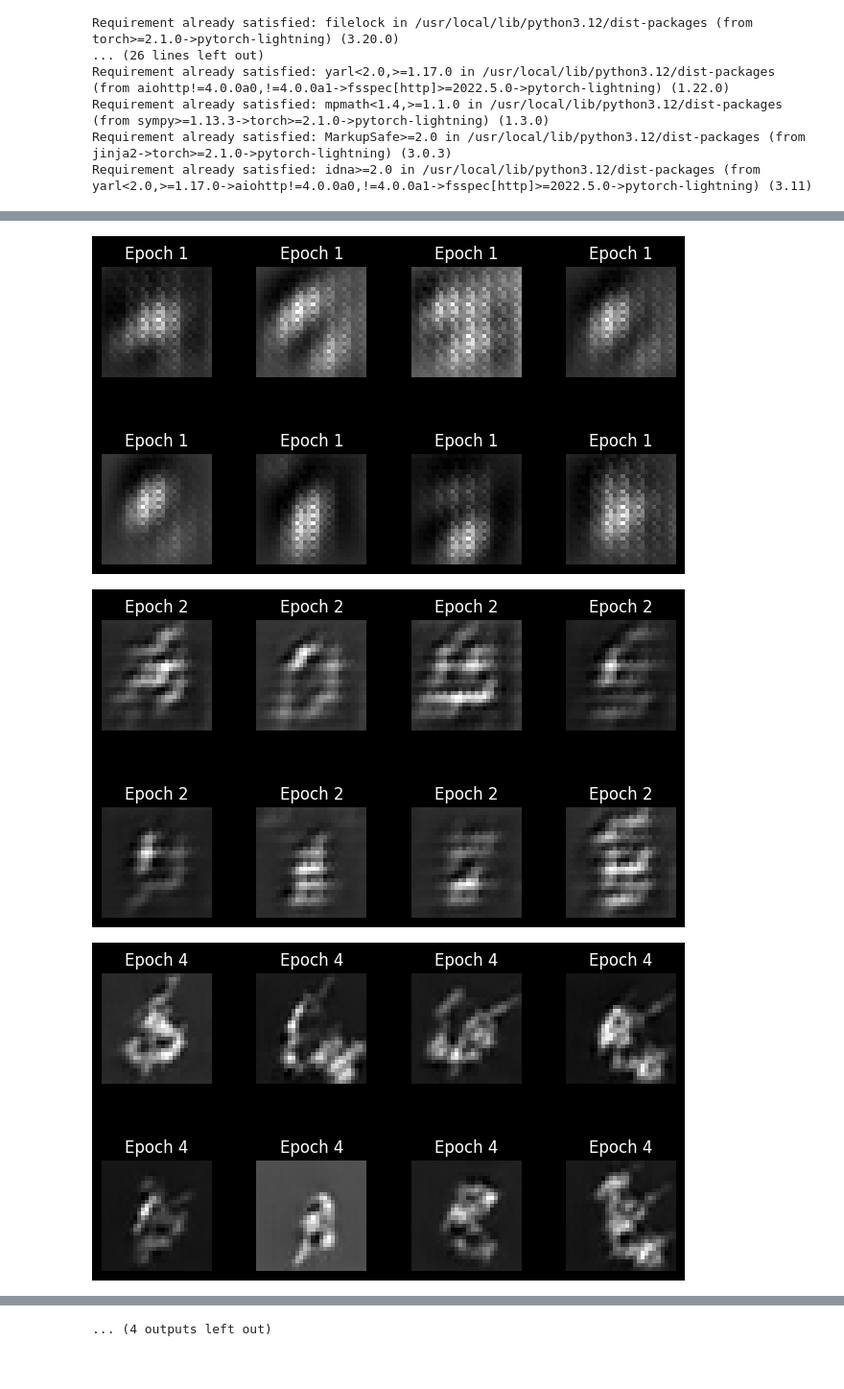
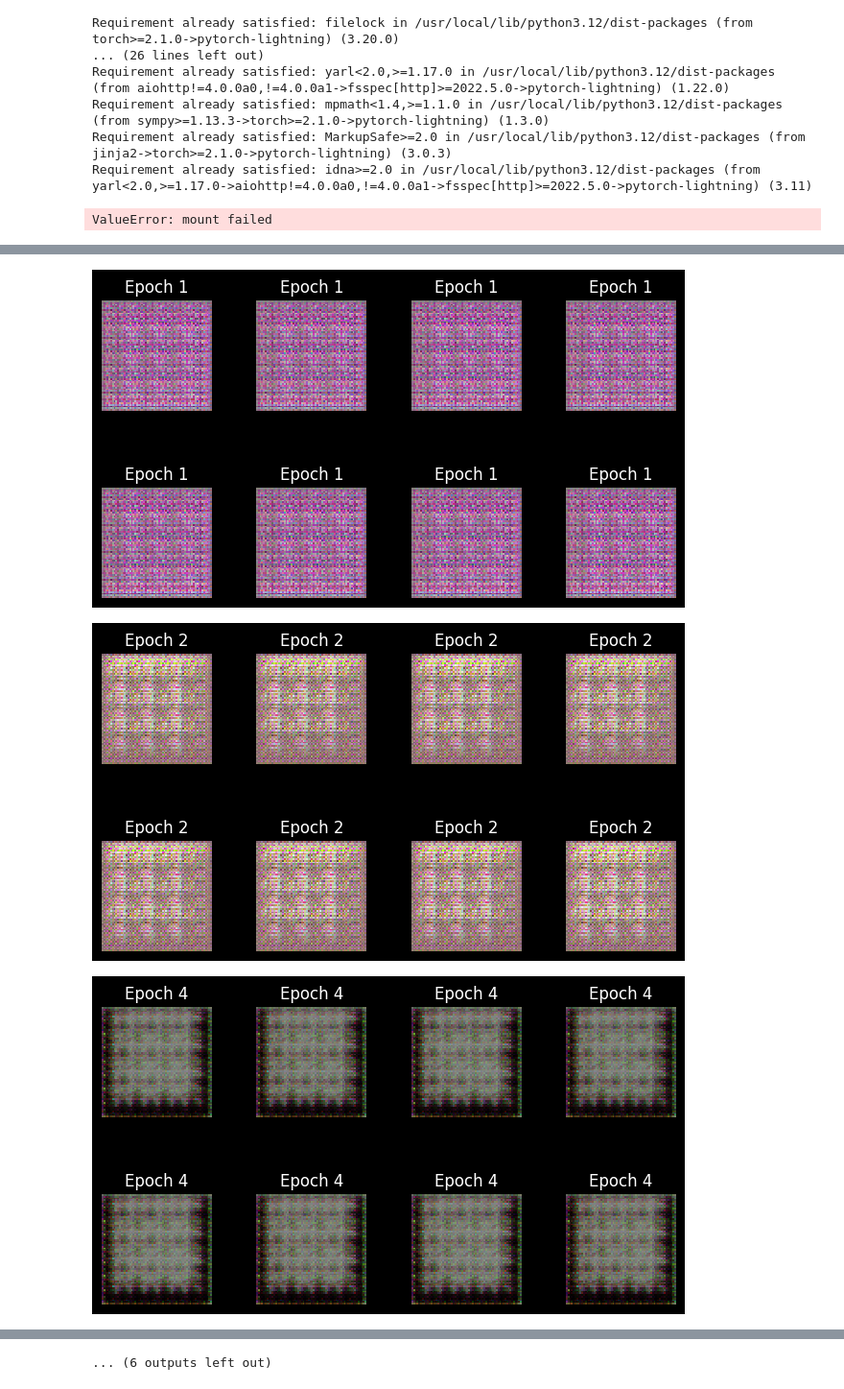
Before and after one commit to TheBoyRoy05/ImageGen, a Jupyter notebook: GAN/GAN_pytorch.ipynb, the cells around one changed output, grey strips where cells are left out. Shown at 96% size. Saved outputs shown, nothing was run; the diff lists cells and outputs as text; code cells hidden in the pictures.

Commit message:
Flower102 GAN

```diff
--- a/GAN/GAN_pytorch.ipynb
+++ b/GAN/GAN_pytorch.ipynb
@@ -175,16 +236,17 @@ class Generator(nn.Module):
 # %%
 class GAN(pl.LightningModule):
-    def __init__(self, latent_dim=100, lr=0.0002):
+    def __init__(self, latent_dim=100, channels=1, image_size=28, lr=0.0002):
         super().__init__()
         self.save_hyperparameters()
 
         # Required for multiple optimizers
         self.automatic_optimization = False
 
-        self.generator = Generator(latent_dim=self.hparams.latent_dim)
-        self.discriminator = Discriminator()
+        self.generator = Generator(latent_dim=latent_dim, channels=channels, image_size=image_size)
+        self.discriminator = Discriminator(channels=channels, image_size=image_size)
 
         self.validation_z = torch.randn(8, self.hparams.latent_dim)
+        self.total_epochs_trained = 0
 
     def forward(self, z):
         return self.generator(z)
@@ -238,27 +300,43 @@ class GAN(pl.LightningModule):
         return [opt_g, opt_d], []
 
     def on_train_epoch_end(self):
-        e = self.current_epoch
+        e = self.total_epochs_trained
         is_power_of_2 = (e > 0 and (e & (e - 1)) == 0)
-        show = is_power_of_2 or e == 0 or e == self.trainer.max_epochs - 1
+        show = (e < 200 and is_power_of_2) or e % 200 == 0
         self.plot_imgs(show=show)
+        self.total_epochs_trained += 1
 
-    def plot_imgs(self, show=False):
+    def plot_imgs(self, show=True):
         if not show:
             return
 
         z = self.validation_z.type_as(self.generator.lin1.weight)
         sample_imgs = self(z).cpu()
 
+        # Denormalize from [-1, 1] to [0, 1] for display
+        sample_imgs = (sample_imgs + 1) / 2.0
+        sample_imgs = torch.clamp(sample_imgs, 0, 1)
+
         fig = plt.figure(facecolor='black')
         fig.patch.set_facecolor('black')
+        image_size = self.hparams.image_size
+        channels = self.hparams.channels
+
         for i in range(sample_imgs.shape[0]):
             ax = plt.subplot(2, 4, i+1)
             ax.set_facecolor('black')
             plt.tight_layout()
-            # Invert colors: change from gray_r to gray (or use 1 - image)
-            plt.imshow(sample_imgs.detach()[i, 0, :, :].reshape(28, 28), cmap='gray', interpolation='none')
-            plt.title('Epoch {}'.format(self.current_epoch), color='white')
+
+            if channels == 1:
+                # Grayscale image
+                plt.imshow(sample_imgs.detach()[i, 0, :, :].reshape(image_size, image_size),
+                          cmap='gray', interpolation='none')
+            else:
+                # RGB image - transpose from CHW to HWC
+                img = sample_imgs.detach()[i].permute(1, 2, 0).numpy()
+                plt.imshow(img, interpolation='none')
+
+            plt.title('Epoch {}'.format(self.total_epochs_trained), color='white')
             plt.xticks([])
             plt.yticks([])
             plt.axis('off')
@@ -271,6 +346,18 @@ model = GAN()
+# %%
+# dm = MNISTDataModule()
+# model = GAN()
+
+dm = FlowersDataModule()
+model = GAN(channels=3, image_size=64)
+# %%
+from google.colab import drive
+drive.mount('/content/drive')
+# %% [output]
+ValueError: mount failed
 # %%
-trainer = pl.Trainer(max_epochs=200, devices=AVAIL_GPUS)
+trainer = pl.Trainer(max_epochs=3000, devices=AVAIL_GPUS)
 trainer.fit(model, dm)
+model.plot_imgs(show=True)
 # %% [output]
 INFO:pytorch_lightning.utilities.rank_zero:💡 Tip: For seamless cloud uploads and versioning, try installing [litmodels](https://pypi.org/project/litmodels/) to enable LitModelCheckpoint, which syncs a ...
 INFO:pytorch_lightning.utilities.rank_zero:GPU available: True (cuda), used: True
@@ -295,3 +386,3 @@ Total FLOPs: 0
-[figure, old version]
+[figure, new version]
-[figure, old version]
+[figure, new version]
-[figure, old version]
+[figure, new version]
@@ -302 +391 @@ Total FLOPs: 0
-... (4 outputs left out)
+... (6 outputs left out)
```
Also changed, not shown: parts of 5 cells of this notebook, 4 other files.
